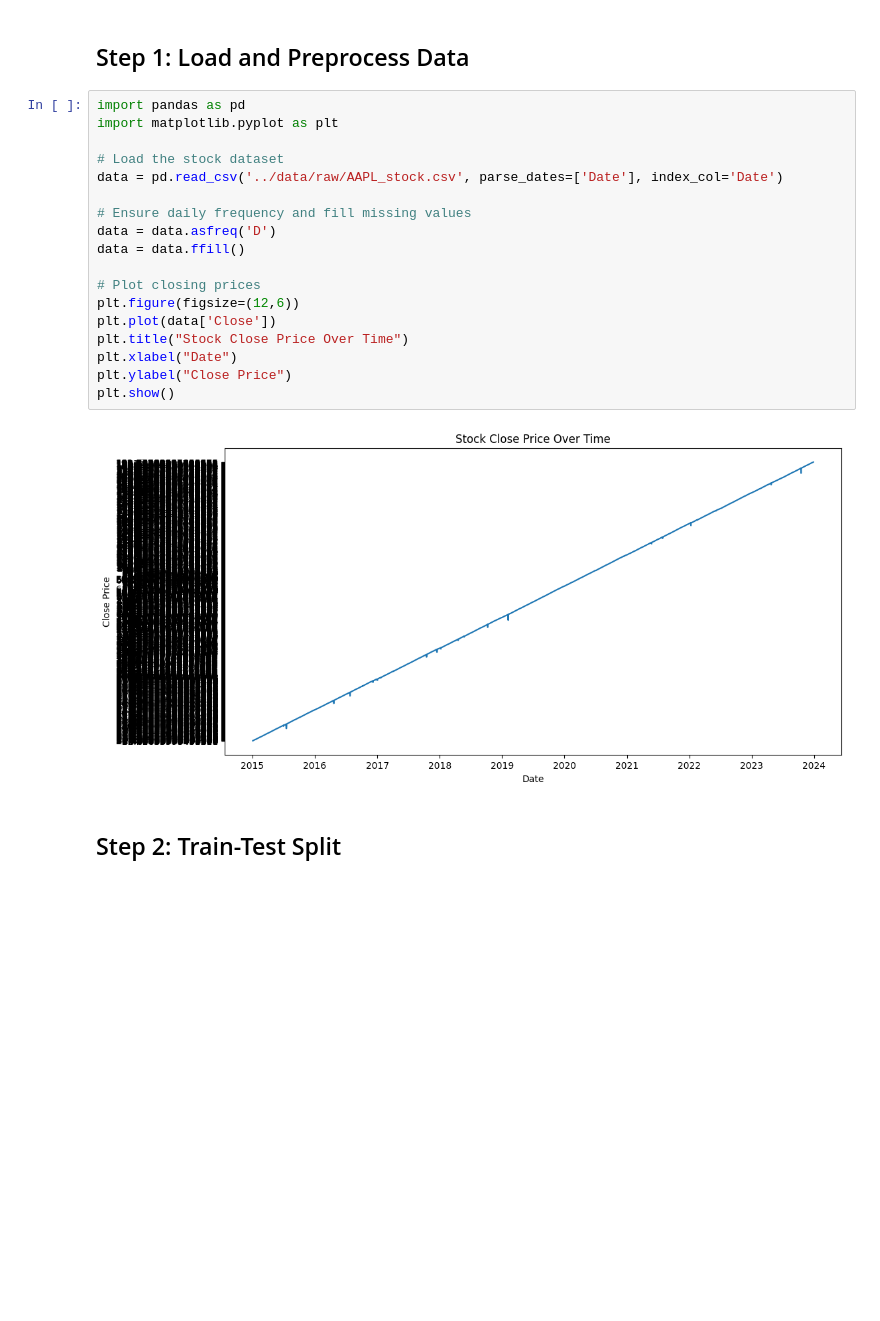
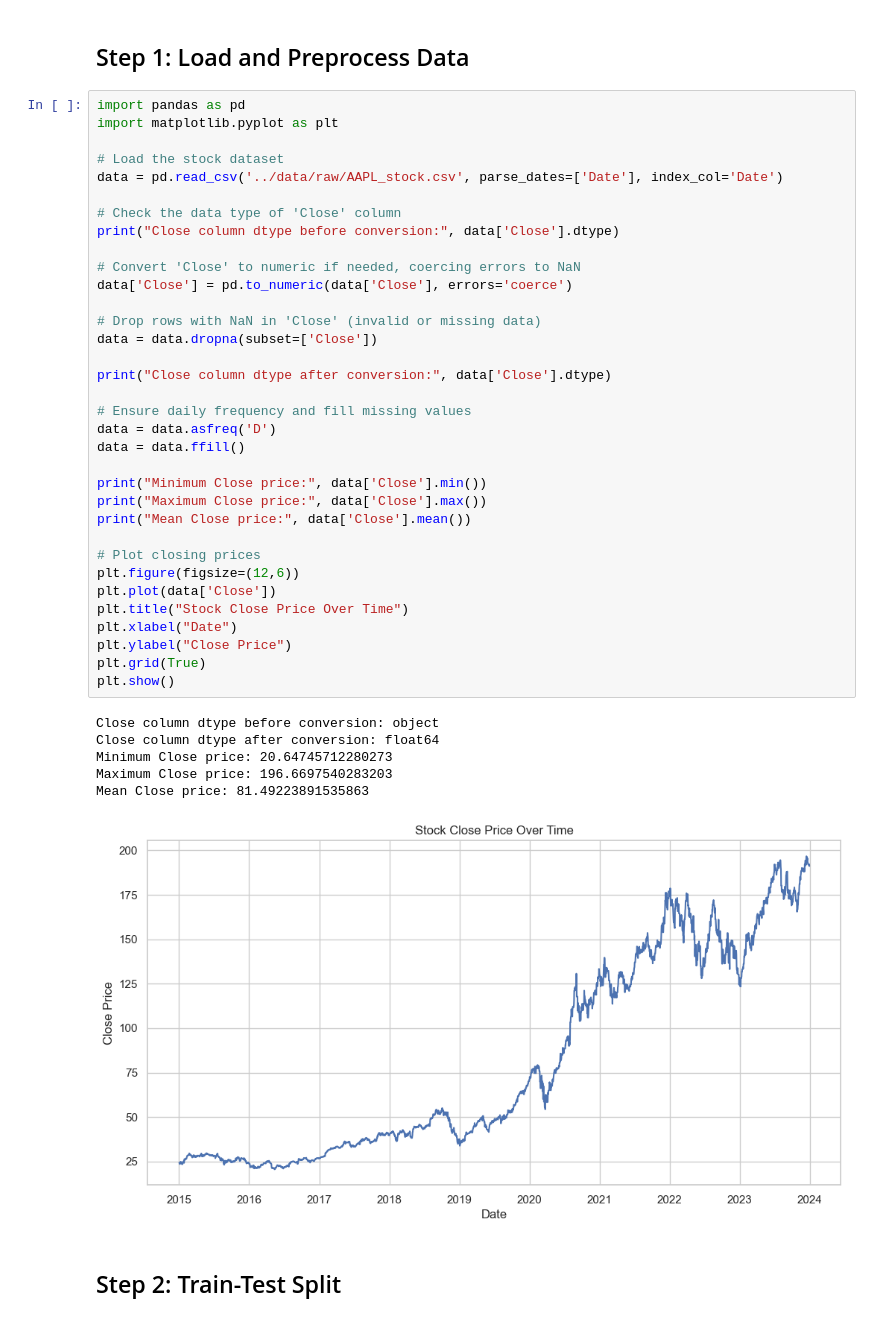
Before and after one commit to Austin16144/Stockmarket-Analysis, a Jupyter notebook: notebooks/06_forecasting_sarimma.ipynb, the cells around one changed output. Cells and saved outputs as stored; diff of their text form; blank space fills up the shorter version.

```diff
--- a/notebooks/06_forecasting_sarimma.ipynb
+++ b/notebooks/06_forecasting_sarimma.ipynb
@@ -17,23 +17,44 @@ sns.set(style="whitegrid")
 # %%
 import pandas as pd
 import matplotlib.pyplot as plt
 
 # Load the stock dataset
 data = pd.read_csv('../data/raw/AAPL_stock.csv', parse_dates=['Date'], index_col='Date')
 
+# Check the data type of 'Close' column
+print("Close column dtype before conversion:", data['Close'].dtype)
+
+# Convert 'Close' to numeric if needed, coercing errors to NaN
+data['Close'] = pd.to_numeric(data['Close'], errors='coerce')
+
+# Drop rows with NaN in 'Close' (invalid or missing data)
+data = data.dropna(subset=['Close'])
+
+print("Close column dtype after conversion:", data['Close'].dtype)
+
 # Ensure daily frequency and fill missing values
 data = data.asfreq('D')
 data = data.ffill()
+
+print("Minimum Close price:", data['Close'].min())
+print("Maximum Close price:", data['Close'].max())
+print("Mean Close price:", data['Close'].mean())
 
 # Plot closing prices
 plt.figure(figsize=(12,6))
 plt.plot(data['Close'])
 plt.title("Stock Close Price Over Time")
 plt.xlabel("Date")
 plt.ylabel("Close Price")
+plt.grid(True)
 plt.show()
 # %% [output]
+Close column dtype before conversion: object
+Close column dtype after conversion: float64
+Minimum Close price: 20.64745712280273
+Maximum Close price: 196.6697540283203
+Mean Close price: 81.49223891535863
-[figure, old version]
+[figure, new version]
 # %% [markdown]
 ## Step 2: Train-Test Split
 # %%
```
Also changed, not shown: parts of 4 cells of this notebook, 10 other files.
